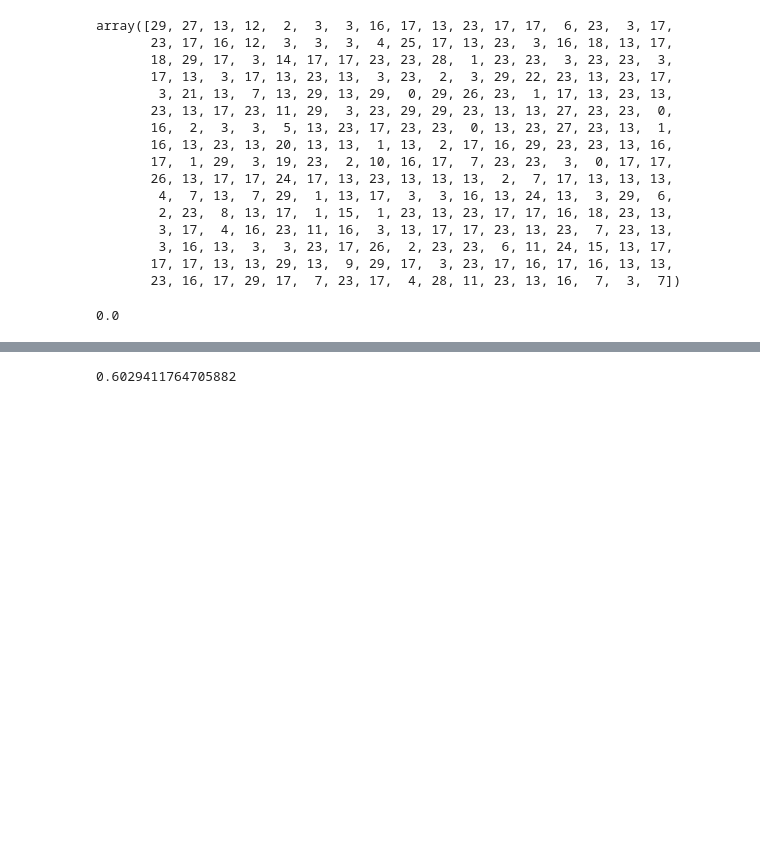
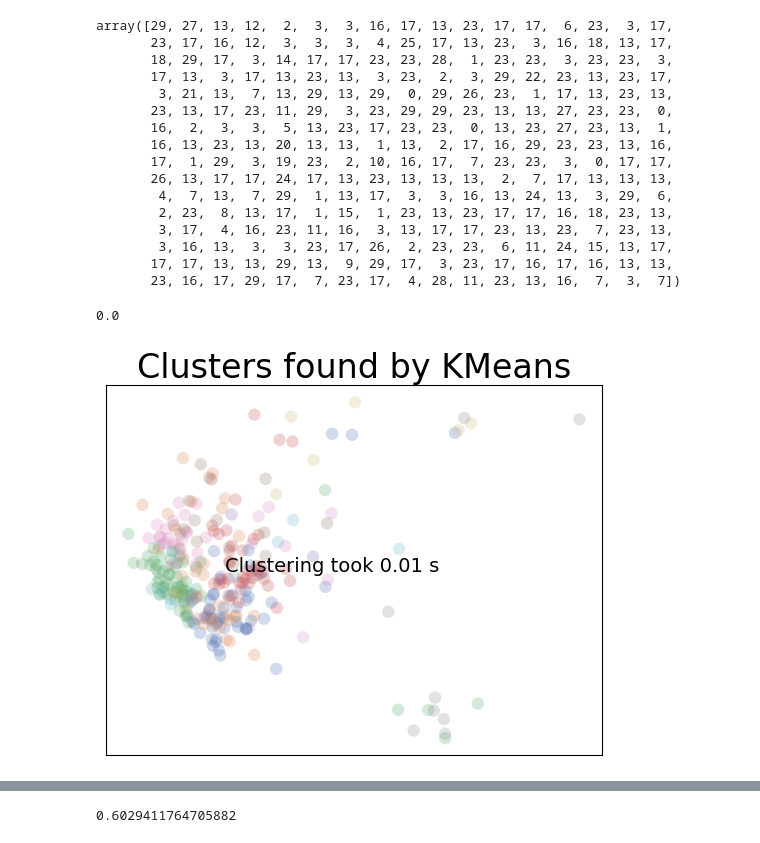
Before and after one commit to hoomanhonarvar/Leaves_Clustering, a Jupyter notebook: clustering.ipynb, the cells around one changed output, grey strips where cells are left out. Cells and saved outputs as stored; diff of their text form; code cells hidden in the pictures; blank space fills up the shorter version.

Commit message:
initializing clustering

```diff
--- a/clustering.ipynb
+++ b/clustering.ipynb
@@ -243,3 +246,21 @@ conf_matrix=confusion_matrix(y_test, leaves_Kmeans.predict(X_test))
 accuracy_score(y_test, leaves_Kmeans.predict(X_test))
 # %% [output]
 0.0
+# %%
+plot_kwds = {'alpha' : 0.25, 's' : 80, 'linewidths':0}
+def plot_clusters(data, algorithm, args, kwds):
+    start_time = time.time()
+    labels = algorithm(*args, **kwds).fit_predict(data)
+    end_time = time.time()
+    palette = sns.color_palette('deep', np.unique(labels).max() + 1)
+    colors = [palette[x] if x >= 0 else (0.0, 0.0, 0.0) for x in labels]
+    plt.scatter(data.T[0], data.T[1], c=colors, **plot_kwds)
+    frame = plt.gca()
+    frame.axes.get_xaxis().set_visible(False)
+    frame.axes.get_yaxis().set_visible(False)
+    plt.title('Clusters found by {}'.format(str(algorithm.__name__)), fontsize=24)
+    plt.text(-0.5, 0.7, 'Clustering took {:.2f} s'.format(end_time - start_time), fontsize=14)
+# %%
+plot_clusters(X_train, cluster.KMeans, (), {'n_clusters':30})
+# %% [output]
+[figure, added]
```
Also changed, not shown: parts of 8 cells of this notebook.
